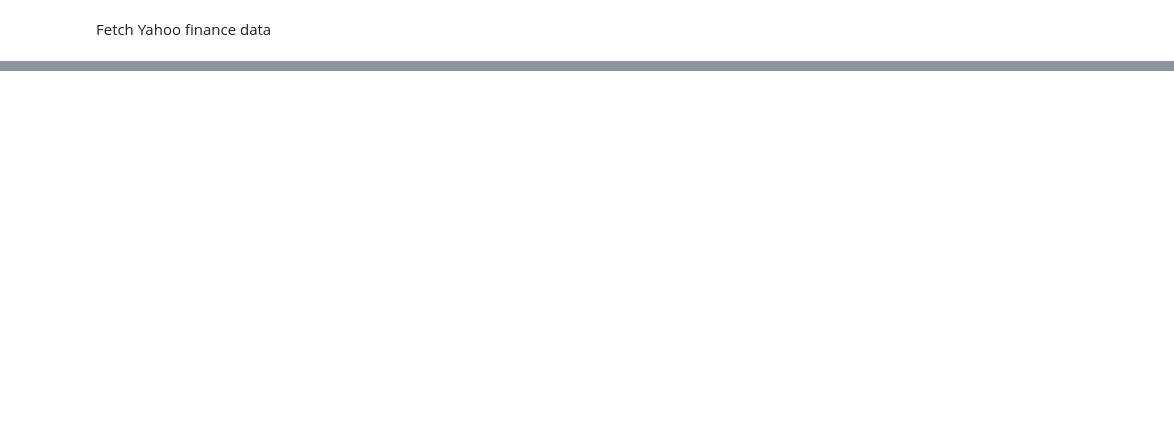
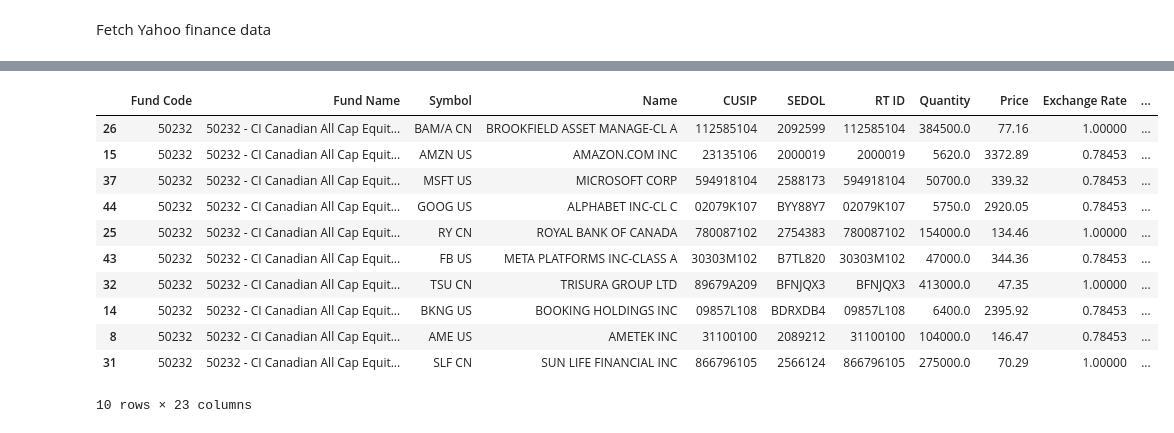
Before and after one commit to KatrinaJames/ci, a Jupyter notebook: analysis/fetch_data.ipynb, the cells around one changed output, grey strips where cells are left out. Cells and saved outputs as stored; diff of their text form; code cells hidden in the pictures; blank space fills up the shorter version.

```diff
--- a/analysis/fetch_data.ipynb
+++ b/analysis/fetch_data.ipynb
@@ -134,0 +137,3 @@ market_cap_df
+# %%
+df = pd.merge(df, market_cap_df, how='left', left_on='yahoo_ticker', right_on='ticker')
+df
@@ -134,0 +159,3 @@ market_cap_df
+# %%
+df['weight'] = df['Market Value'] / df['Market Value'].sum()
+df
@@ -134,0 +181,16 @@ market_cap_df
+# %%
+top_holding_df = df.sort_values(by='weight', ascending=False).head(10)
+top_holding_df
+# %% [output]
+|  | Fund Code | Fund Name | Symbol | Name | CUSIP | SEDOL | RT ID | Quantity | Price | Exchange Rate | ... |
+| 26 | 50232 | 50232 - CI Canadian All Cap Equit... | BAM/A CN | BROOKFIELD ASSET MANAGE-CL A | 112585104 | 2092599 | 112585104 | 384500.0 | 77.16 | 1.00000 | ... |
+| 15 | 50232 | 50232 - CI Canadian All Cap Equit... | AMZN US | AMAZON.COM INC | 23135106 | 2000019 | 2000019 | 5620.0 | 3372.89 | 0.78453 | ... |
+| 37 | 50232 | 50232 - CI Canadian All Cap Equit... | MSFT US | MICROSOFT CORP | 594918104 | 2588173 | 594918104 | 50700.0 | 339.32 | 0.78453 | ... |
+| 44 | 50232 | 50232 - CI Canadian All Cap Equit... | GOOG US | ALPHABET INC-CL C | 02079K107 | BYY88Y7 | 02079K107 | 5750.0 | 2920.05 | 0.78453 | ... |
+| 25 | 50232 | 50232 - CI Canadian All Cap Equit... | RY CN | ROYAL BANK OF CANADA | 780087102 | 2754383 | 780087102 | 154000.0 | 134.46 | 1.00000 | ... |
+| 43 | 50232 | 50232 - CI Canadian All Cap Equit... | FB US | META PLATFORMS INC-CLASS A | 30303M102 | B7TL820 | 30303M102 | 47000.0 | 344.36 | 0.78453 | ... |
+| 32 | 50232 | 50232 - CI Canadian All Cap Equit... | TSU CN | TRISURA GROUP LTD | 89679A209 | BFNJQX3 | BFNJQX3 | 413000.0 | 47.35 | 1.00000 | ... |
+| 14 | 50232 | 50232 - CI Canadian All Cap Equit... | BKNG US | BOOKING HOLDINGS INC | 09857L108 | BDRXDB4 | 09857L108 | 6400.0 | 2395.92 | 0.78453 | ... |
+| 8 | 50232 | 50232 - CI Canadian All Cap Equit... | AME US | AMETEK INC | 31100100 | 2089212 | 31100100 | 104000.0 | 146.47 | 0.78453 | ... |
+| 31 | 50232 | 50232 - CI Canadian All Cap Equit... | SLF CN | SUN LIFE FINANCIAL INC | 866796105 | 2566124 | 866796105 | 275000.0 | 70.29 | 1.00000 | ... |
+10 rows × 23 columns
```
Also changed, not shown: parts of 10 cells of this notebook, 8 other files.
